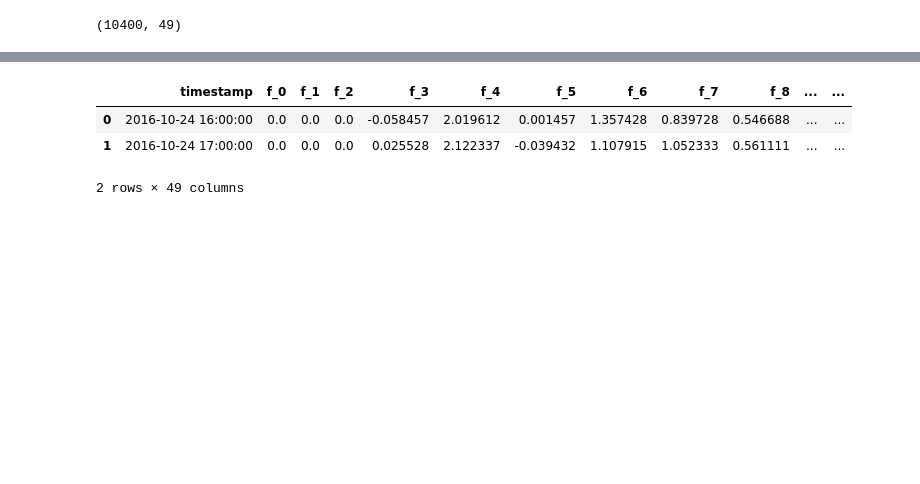
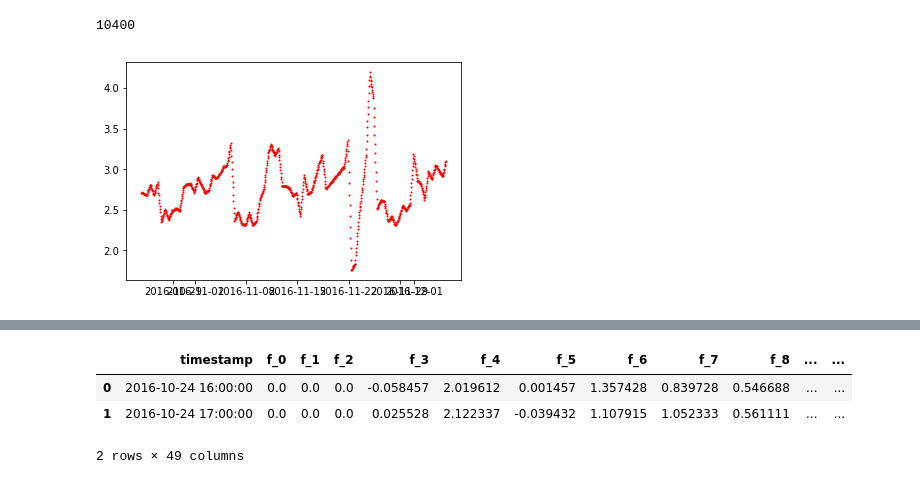
Before and after one commit to serzzh/SiburML, a Jupyter notebook: EDA_Sibur.ipynb, the cells around one changed output, grey strips where cells are left out. Drawn from its saved outputs; the diff is of its cells as text; code cells hidden in the pictures; blank space fills up the shorter version.

```diff
--- a/EDA_Sibur.ipynb
+++ b/EDA_Sibur.ipynb
@@ -18,5 +18,5 @@ file = os.path.join(input_path,'sensors.csv')
 target_file = os.path.join(input_path,'coke_target.csv')
 # %%
 # Считываем данные из файлов, нормализуем и применяем метод главных комполнентов
-X, y, submit_X, mean_y, std_y = get_SensorData(file, target_file, nc=None)
+X, y, submit_X, mean_y, std_y = get_SensorData(file, target_file, nc=None, norm=False)
 # %% [output]
@@ -24,4 +31,0 @@ X, y, submit_X, mean_y, std_y = get_SensorData(file, target_file, nc=None)
-# %%
-X.shape
-# %% [output]
-(10400, 49)
@@ -27,0 +35,10 @@ X.shape
+# %%
+len(y["target"])
+# %% [output]
+10400
+# %%
+plt.plot(X.index[:1000], y["target"][:1000], 'ro', markersize=1)
+#plt.axis([0, 6, 0, 20])
+plt.show()
+# %% [output]
+[figure, added]
```
Also changed, not shown: parts of 14 cells of this notebook, 14 other files.
